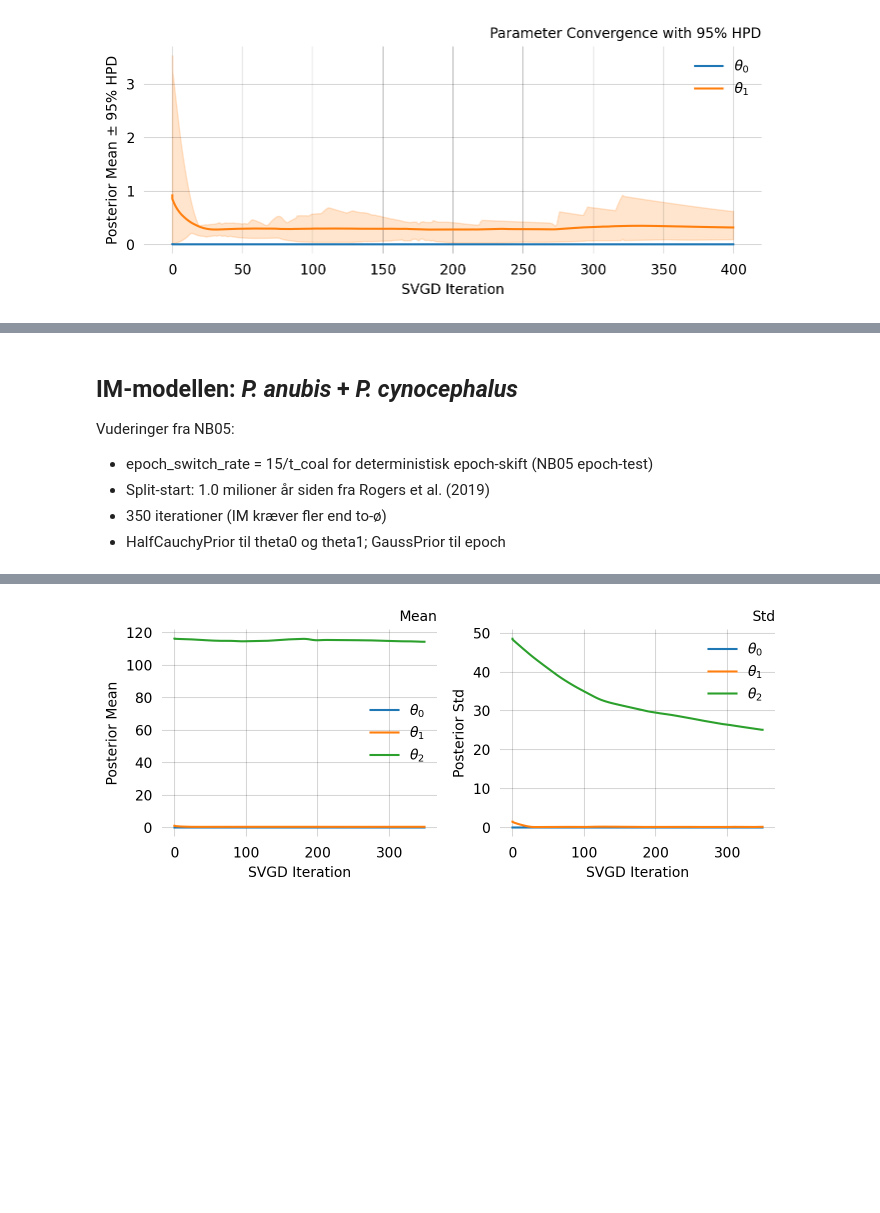
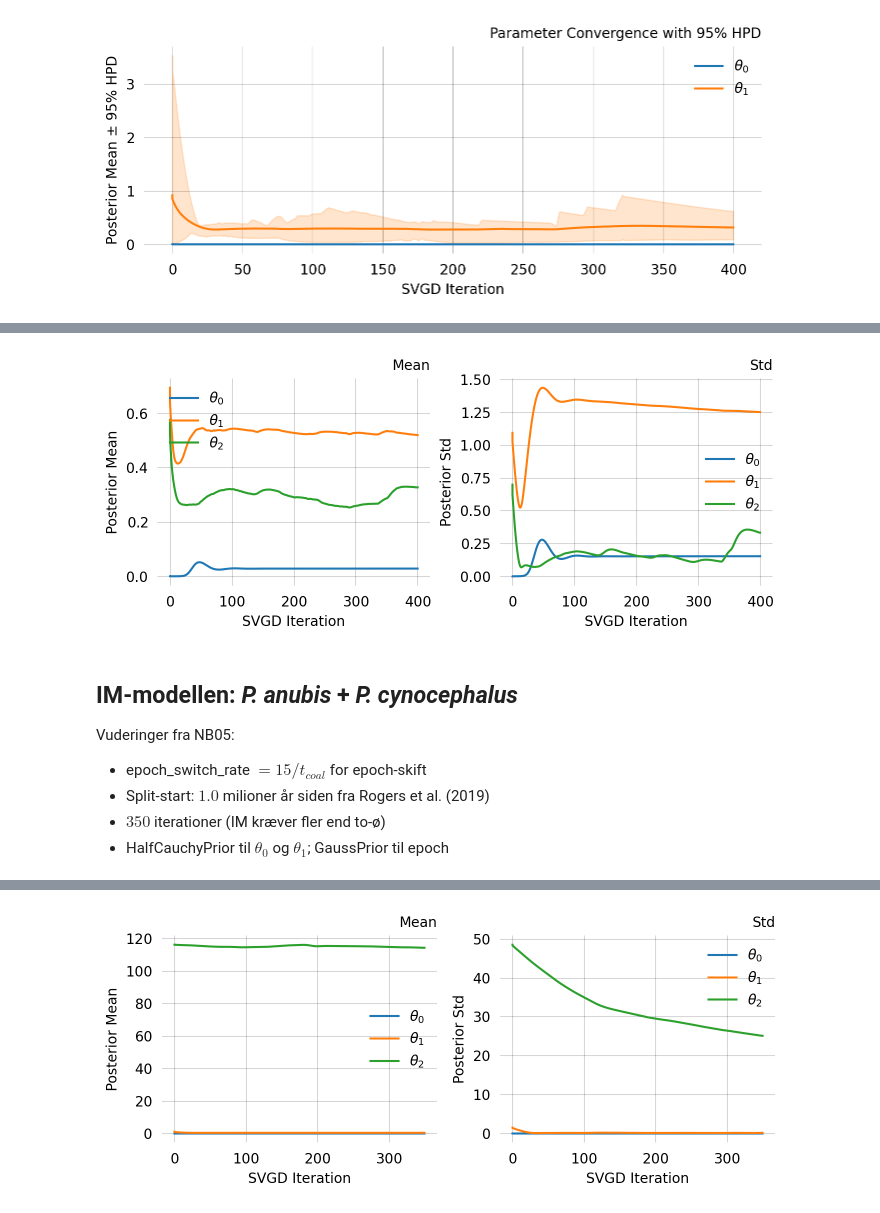
Before and after one commit to munch-group/emma-giraf, a Jupyter notebook: notebooks/07b_bavian_modeller.ipynb, the cells around one changed output, grey strips where cells are left out. Cells and saved outputs as stored; diff of their text form; code cells hidden in the pictures; blank space fills up the shorter version.

```diff
--- a/notebooks/07b_bavian_modeller.ipynb
+++ b/notebooks/07b_bavian_modeller.ipynb
@@ -364,12 +373,16 @@ Error:
+# %%
+sv_asym.plot_convergence()
+# %% [output]
+[figure, added]
 # %% [markdown]
 ## IM-modellen: *P. anubis* + *P. cynocephalus*
 
 Vuderinger fra NB05:
 
-- epoch_switch_rate = 15/t_coal for deterministisk epoch-skift (NB05 epoch-test)
-- Split-start: 1.0 milioner år siden fra Rogers et al. (2019)
-- 350 iterationer (IM kræver fler end to-ø)
-- HalfCauchyPrior til theta0 og theta1; GaussPrior til epoch
+- epoch_switch_rate $= 15/t_{coal}$ for epoch-skift
+- Split-start: $1.0$ milioner år siden fra Rogers et al. (2019)
+- $350$ iterationer (IM kræver fler end to-ø)
+- HalfCauchyPrior til $\theta_0$ og $\theta_1$; GaussPrior til epoch
 # %%
 N_IM = 6  # fast n til IM-model
 
```
Also changed, not shown: parts of 21 cells of this notebook, 4 other files.
